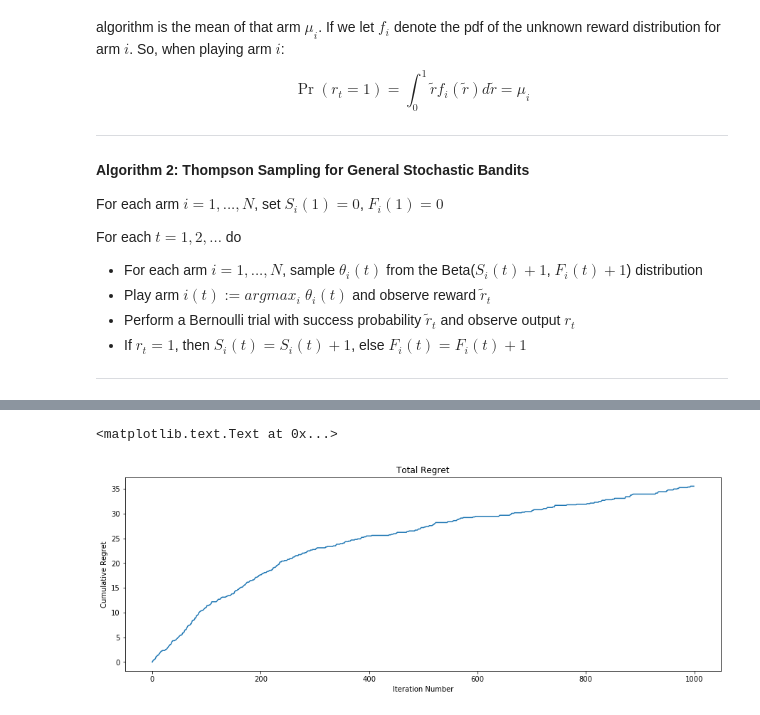
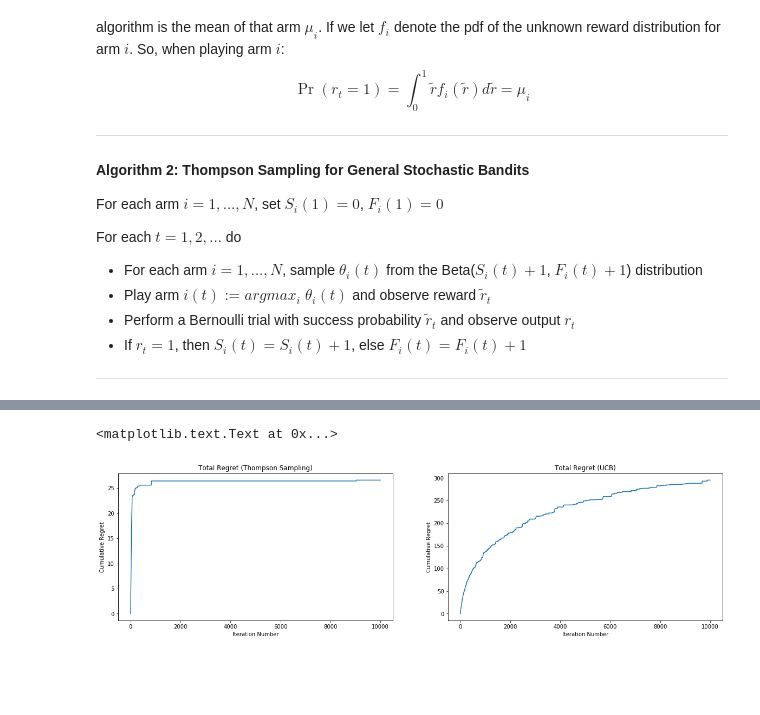
Before and after one commit to julian-chan/BayesianBandit, a Jupyter notebook: Thompson Sampling Demo.ipynb, the cells around one changed output, grey strips where cells are left out. Saved outputs shown, nothing was run; the diff lists cells and outputs as text; code cells hidden in the pictures; blank space fills up the shorter version.

```diff
--- a/Thompson Sampling Demo.ipynb
+++ b/Thompson Sampling Demo.ipynb
@@ -270,10 +336,15 @@ for i in range(num_bandits):
-# %%
-# Plot the accumulated regret through the experiment
-plt.figure(figsize=(15, 5))
-plt.plot(range(num_iterations), overall_stats['regret'])
-plt.xlabel("Iteration Number")
-plt.ylabel("Cumulative Regret")
-plt.title("Total Regret")
-# %% [output]
-<matplotlib.text.Text at 0x...>
-[figure, removed]
+# %%
+# Plot the accumulated regret through the experiment
+fig, ax = plt.subplots(1, 2, figsize=(20,5))
+ax[0].plot(range(num_iterations), TS_overall_stats['regret'])
+ax[0].set_xlabel("Iteration Number")
+ax[0].set_ylabel("Cumulative Regret")
+ax[0].set_title("Total Regret (Thompson Sampling)")
+
+ax[1].plot(range(num_iterations), UCB_overall_stats['regret'])
+ax[1].set_xlabel("Iteration Number")
+ax[1].set_ylabel("Cumulative Regret")
+ax[1].set_title("Total Regret (UCB)")
+# %% [output]
+<matplotlib.text.Text at 0x...>
+[figure, added]
```
Also changed, not shown: parts of 16 cells of this notebook.
